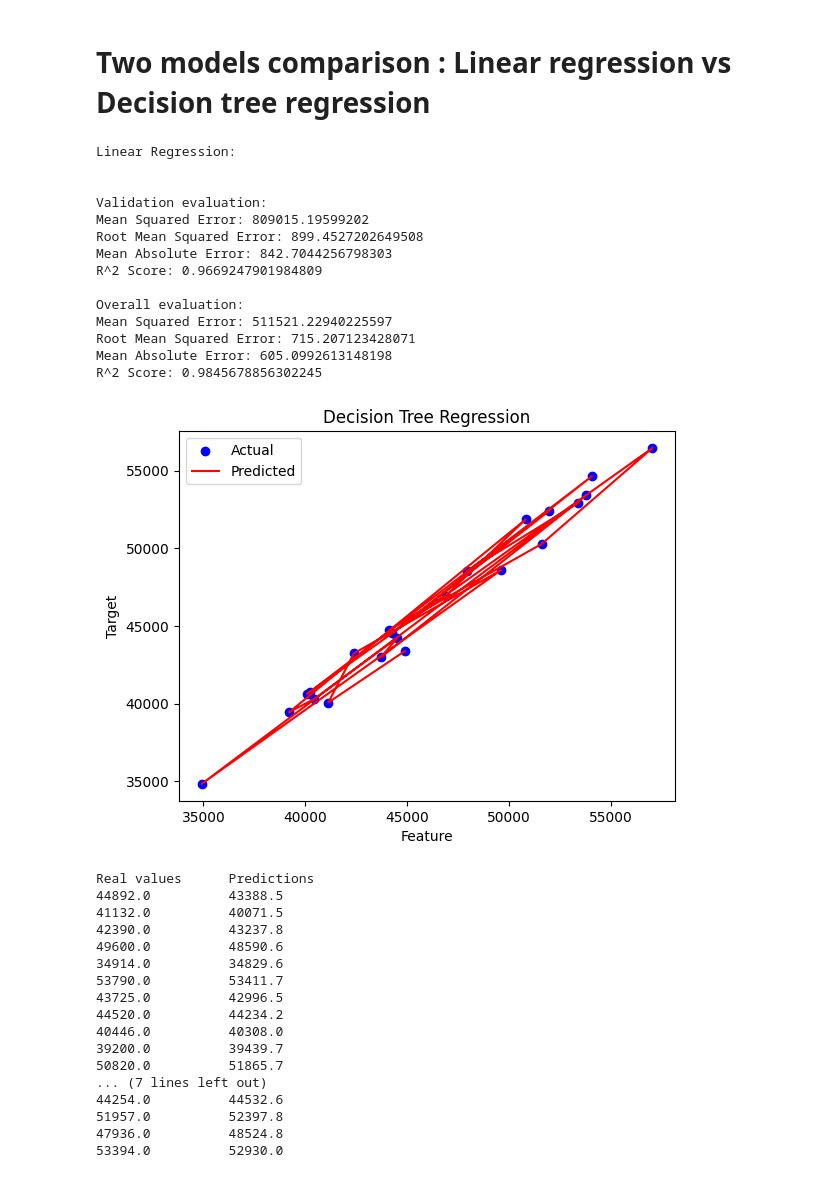
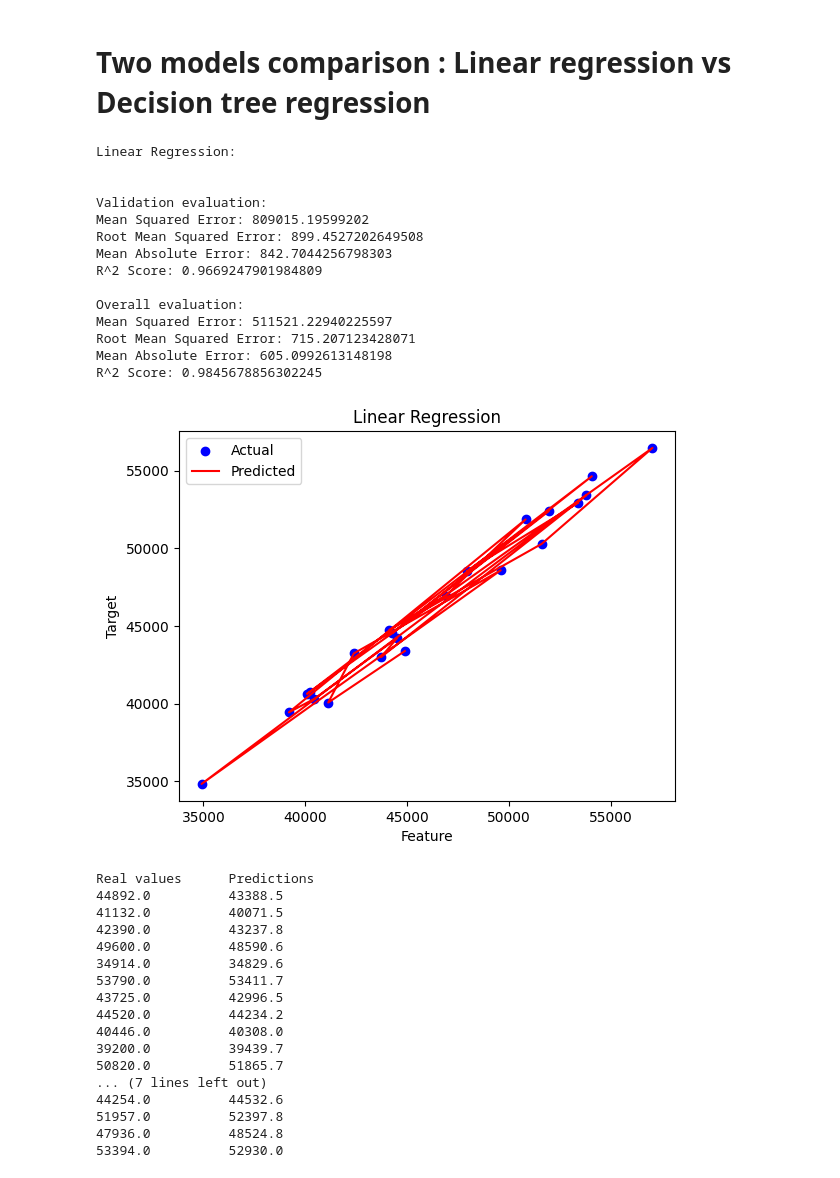
Before and after one commit to fry0035/projet_alyra, a Jupyter notebook: app/notebooks/ML_car_price_prediction.ipynb, the cells around one changed output. Drawn from its saved outputs; the diff is of its cells as text; code cells hidden in the pictures.

```diff
--- a/app/notebooks/ML_car_price_prediction.ipynb
+++ b/app/notebooks/ML_car_price_prediction.ipynb
@@ -148,11 +148,11 @@ def evaluation(type: str, y, pred):
 # %% [markdown]
 # Vizualization
 # %%
-def viz(y, pred):
+def viz(y, pred, title):
     # Graphical viz
     plt.scatter(y, pred, color='blue', label='Actual')
     plt.plot(y, pred, color='red', label='Predicted')
-    plt.title('Decision Tree Regression')
+    plt.title(title)
     plt.xlabel('Feature')
     plt.ylabel('Target')
     plt.legend()
@@ -166,7 +166,7 @@ def viz(y, pred):
 # %%
 import matplotlib.pyplot as plt
 
-def custom_pipeline(car_model: object, val_y, val_pred, y):
+def custom_pipeline(car_model: object, val_y, val_pred, y, title):
 
     # Predictions
     pred = car_model.predict(X)
@@ -178,34 +178,35 @@ def custom_pipeline(car_model: object, val_y, val_pred, y):
     evaluation("Overall", y, pred)
 
     # Visualize the predictions
-    viz(y, pred)
+    viz(y, pred, title)
 # %% [markdown]
 # Two models comparison : Linear regression vs Decision tree regression
 # %%
 # Linear regression
-print("Linear Regression:\n")
+title = 'Linear Regression'
+print(f"{title}:\n")
 result = train_test_split_predict(LinearRegression)
 car_model = result['model']
 val_pred  = result['val_pred']
 val_y     = result['val_y']
 
-custom_pipeline(car_model, val_y, val_pred, y)
+custom_pipeline(car_model, val_y, val_pred, y, title)
 # %% [output]
 Linear Regression:
 
 
 Validation evaluation:
 Mean Squared Error: 809015.19599202
 Root Mean Squared Error: 899.4527202649508
 Mean Absolute Error: 842.7044256798303
 R^2 Score: 0.9669247901984809
 
 Overall evaluation:
 Mean Squared Error: 511521.22940225597
 Root Mean Squared Error: 715.207123428071
 Mean Absolute Error: 605.0992613148198
 R^2 Score: 0.9845678856302245
-[figure, old version]
+[figure, new version]
 Real values      Predictions
 44892.0          43388.5
 41132.0          40071.5
```
Also changed, not shown: parts of 1 cell of this notebook.
